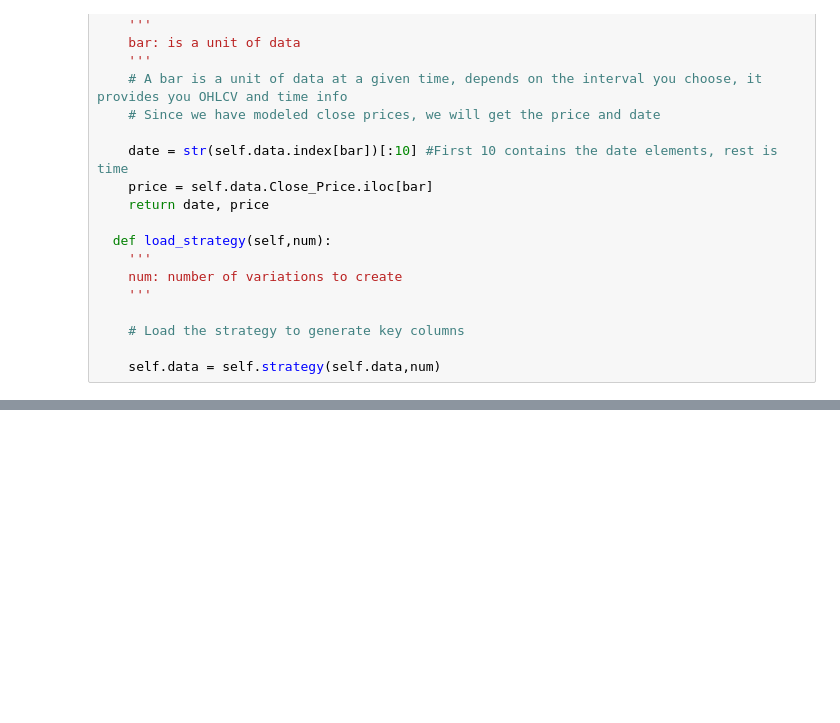
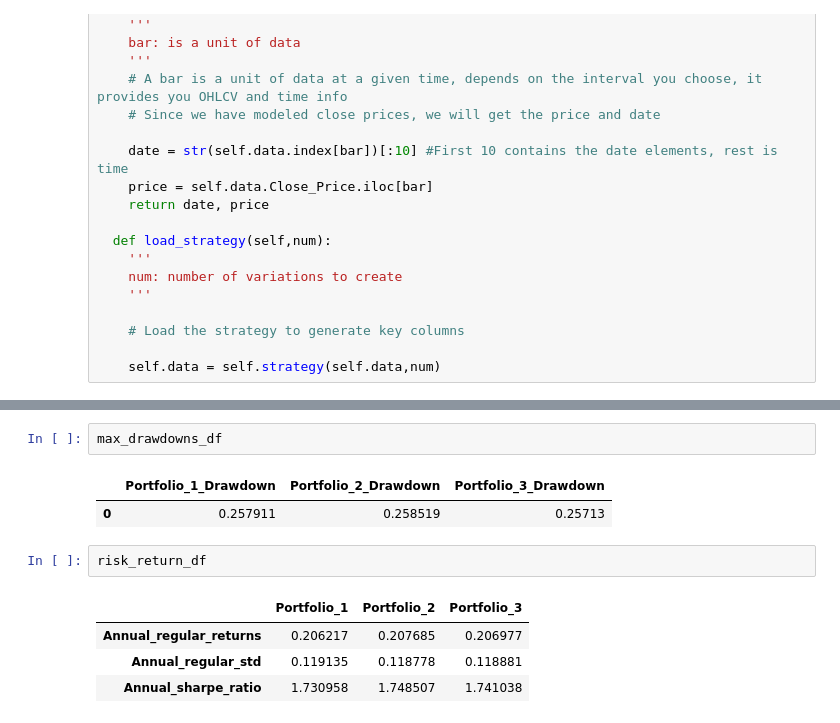
Before and after one commit to myonster/eventbasedbacktester, a Jupyter notebook: IS4226 - Final-Term Project/Group6_FinalTerm.ipynb, the cells around one changed output, grey strips where cells are left out. Drawn from its saved outputs; the diff is of its cells as text; blank space fills up the shorter version.

```diff
--- a/IS4226 - Final-Term Project/Group6_FinalTerm.ipynb
+++ b/IS4226 - Final-Term Project/Group6_FinalTerm.ipynb
@@ -576,0 +600,12 @@ backtester.portfolio.compute_annual_sharpe_ratio()
+# %%
+max_drawdowns_df
+# %% [output]
+|  | Portfolio_1_Drawdown | Portfolio_2_Drawdown | Portfolio_3_Drawdown |
+| 0 | 0.257911 | 0.258519 | 0.25713 |
+# %%
+risk_return_df
+# %% [output]
+|  | Portfolio_1 | Portfolio_2 | Portfolio_3 |
+| Annual_regular_returns | 0.206217 | 0.207685 | 0.206977 |
+| Annual_regular_std | 0.119135 | 0.118778 | 0.118881 |
+| Annual_sharpe_ratio | 1.730958 | 1.748507 | 1.741038 |
```
Also changed, not shown: parts of 29 cells of this notebook.
